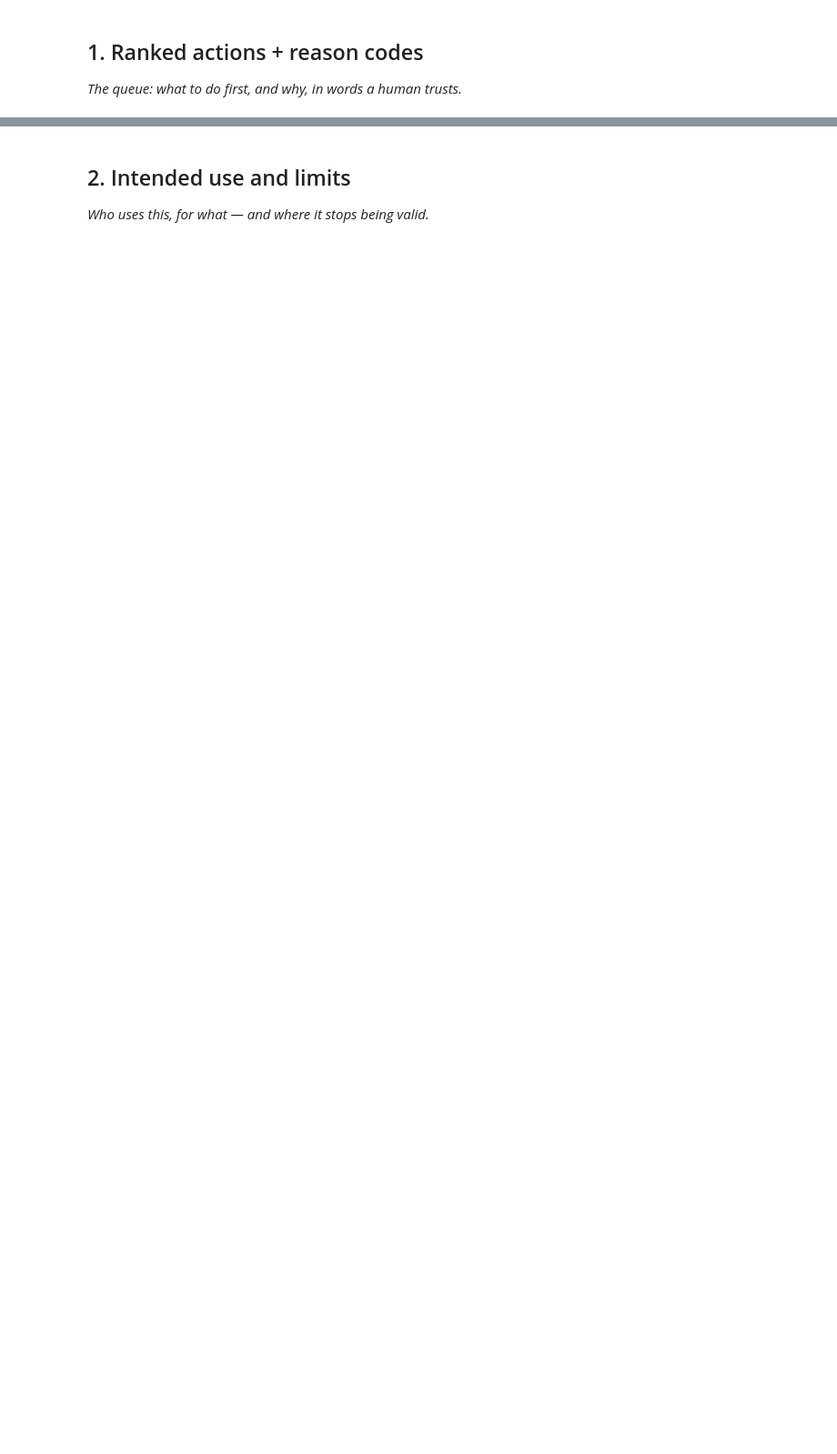
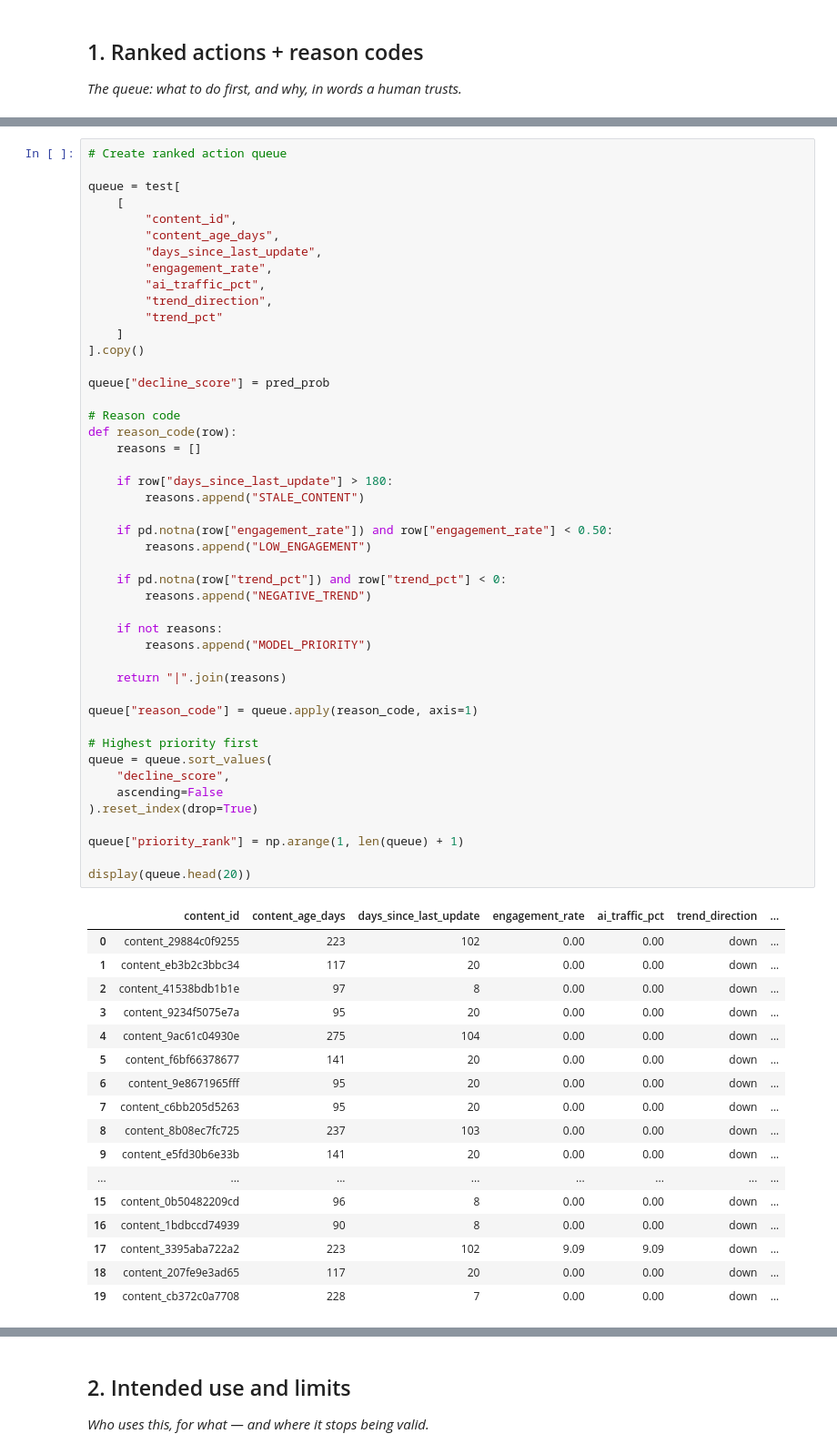
Before and after one commit to Duchalsoham12/flyrank-ml-internship, a Jupyter notebook: work/notebooks/w07_action_playbook.ipynb, the cells around one changed output, grey strips where cells are left out. Shown at 91% size. Cells and saved outputs as stored; diff of their text form; blank space fills up the shorter version.

```diff
--- a/work/notebooks/w07_action_playbook.ipynb
+++ b/work/notebooks/w07_action_playbook.ipynb
@@ -15,0 +13,64 @@ This skeleton is yours to fill. Work the sections **in order** — each one has
+# %%
+# Create ranked action queue
+
+queue = test[
+    [
+        "content_id",
+        "content_age_days",
+        "days_since_last_update",
+        "engagement_rate",
+        "ai_traffic_pct",
+        "trend_direction",
+        "trend_pct"
+    ]
+].copy()
+
+queue["decline_score"] = pred_prob
+
+# Reason code
+def reason_code(row):
+    reasons = []
+
+    if row["days_since_last_update"] > 180:
+        reasons.append("STALE_CONTENT")
+
+    if pd.notna(row["engagement_rate"]) and row["engagement_rate"] < 0.50:
+        reasons.append("LOW_ENGAGEMENT")
+
+    if pd.notna(row["trend_pct"]) and row["trend_pct"] < 0:
+        reasons.append("NEGATIVE_TREND")
+
+    if not reasons:
+        reasons.append("MODEL_PRIORITY")
+
+    return "|".join(reasons)
+
+queue["reason_code"] = queue.apply(reason_code, axis=1)
+
+# Highest priority first
+queue = queue.sort_values(
+    "decline_score",
+    ascending=False
+).reset_index(drop=True)
+
+queue["priority_rank"] = np.arange(1, len(queue) + 1)
+
+display(queue.head(20))
+# %% [output]
+|  | content_id | content_age_days | days_since_last_update | engagement_rate | ai_traffic_pct | trend_direction | ... |
+| 0 | content_29884c0f9255 | 223 | 102 | 0.00 | 0.00 | down | ... |
+| 1 | content_eb3b2c3bbc34 | 117 | 20 | 0.00 | 0.00 | down | ... |
+| 2 | content_41538bdb1b1e | 97 | 8 | 0.00 | 0.00 | down | ... |
+| 3 | content_9234f5075e7a | 95 | 20 | 0.00 | 0.00 | down | ... |
+| 4 | content_9ac61c04930e | 275 | 104 | 0.00 | 0.00 | down | ... |
+| 5 | content_f6bf66378677 | 141 | 20 | 0.00 | 0.00 | down | ... |
+| 6 | content_9e8671965fff | 95 | 20 | 0.00 | 0.00 | down | ... |
+| 7 | content_c6bb205d5263 | 95 | 20 | 0.00 | 0.00 | down | ... |
+| 8 | content_8b08ec7fc725 | 237 | 103 | 0.00 | 0.00 | down | ... |
+| 9 | content_e5fd30b6e33b | 141 | 20 | 0.00 | 0.00 | down | ... |
+| ... | ... | ... | ... | ... | ... | ... | ... |
+| 15 | content_0b50482209cd | 96 | 8 | 0.00 | 0.00 | down | ... |
+| 16 | content_1bdbccd74939 | 90 | 8 | 0.00 | 0.00 | down | ... |
+| 17 | content_3395aba722a2 | 223 | 102 | 9.09 | 9.09 | down | ... |
+| 18 | content_207fe9e3ad65 | 117 | 20 | 0.00 | 0.00 | down | ... |
+| 19 | content_cb372c0a7708 | 228 | 7 | 0.00 | 0.00 | down | ... |
```
Also changed, not shown: parts of 16 cells of this notebook.
